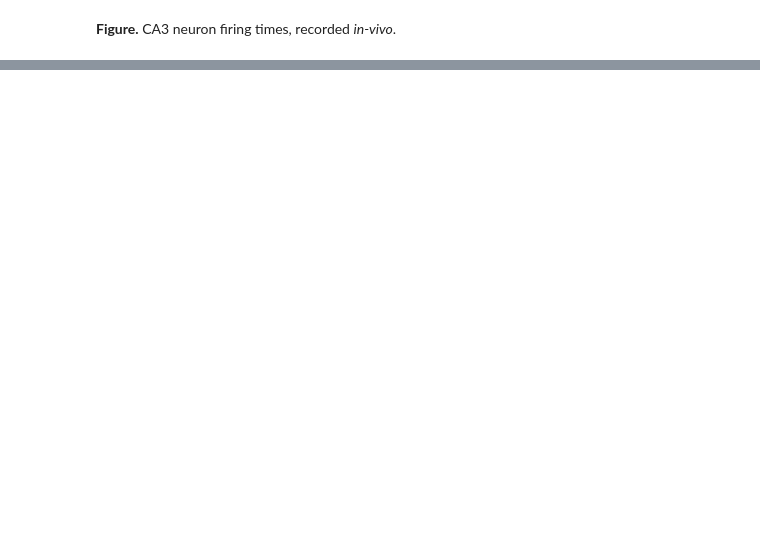
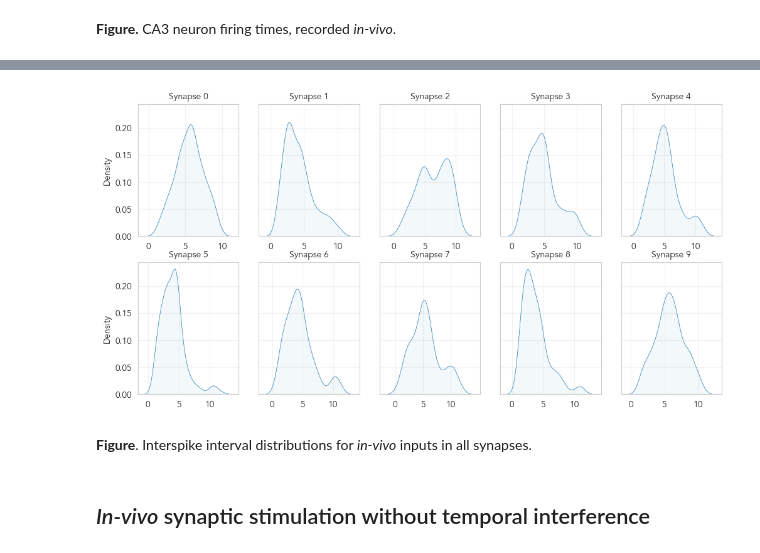
Before and after one commit to kerseviciute/temporal-interference, a Jupyter notebook: final-notebooks/0_in_vivo.ipynb, the cells around one changed output, grey strips where cells are left out. Drawn from its saved outputs; the diff is of its cells as text; code cells hidden in the pictures; blank space fills up the shorter version.

Commit message:
Run in-vivo simulations. In-vivo synaptic weight analysis.

```diff
--- a/final-notebooks/0_in_vivo.ipynb
+++ b/final-notebooks/0_in_vivo.ipynb
@@ -54,3 +56,5 @@ for i, file in enumerate(glob.glob("CA3-INVIVO-STIM/*.txt")):
     data = data.sort_values(by = f"{i}")
 
     stimuli.append(data)
+
+stimuli = pd.concat(stimuli, axis = 1)
@@ -72,0 +61,28 @@ pd.concat(stimuli, axis = 1)
+# %%
+fig, axs = plt.subplots(nrows = 2, ncols = 5, figsize = (12, 6), sharey = True)
+axs = axs.flatten()
+
+for i in stimuli:
+    stim = stimuli[i].dropna().tolist()
+    isi = np.log(np.diff(stim))
+    ax = axs[int(i)]
+
+    sns.kdeplot(
+        isi,
+        bw_adjust = 1,
+        ax = ax,
+        fill = True,
+        alpha = 0.05,
+        linewidth = 0.5
+    )
+
+    ax.set_xticks([0, 5, 10])
+    ax.grid(alpha = 0.25)
+
+    ax.set_title(f"Synapse {i}", fontsize = 10)
+# %% [output]
+[figure, added]
+# %% [markdown]
+**Figure**. Interspike interval distributions for *in-vivo* inputs in all synapses.
+# %% [markdown]
+## *In-vivo* synaptic stimulation without temporal interference
```
Also changed, not shown: parts of 24 cells of this notebook, 20 other files.
